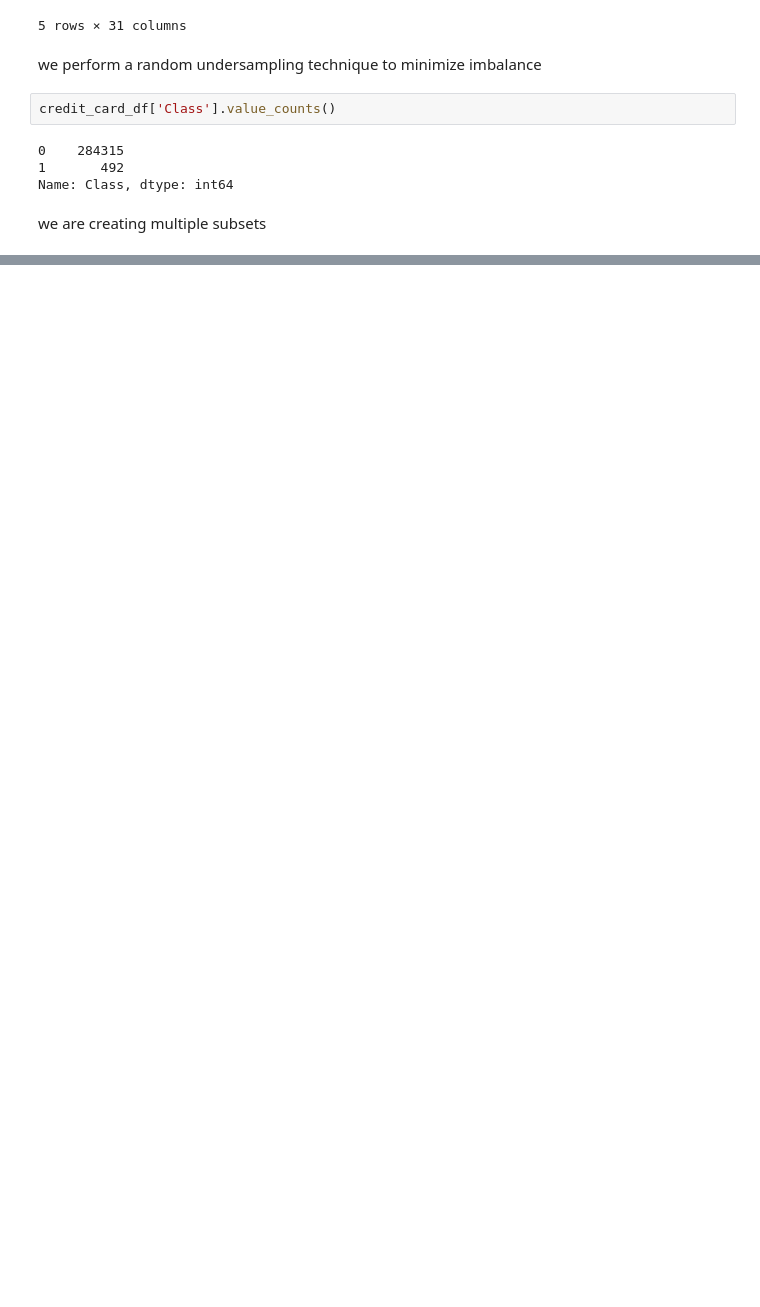
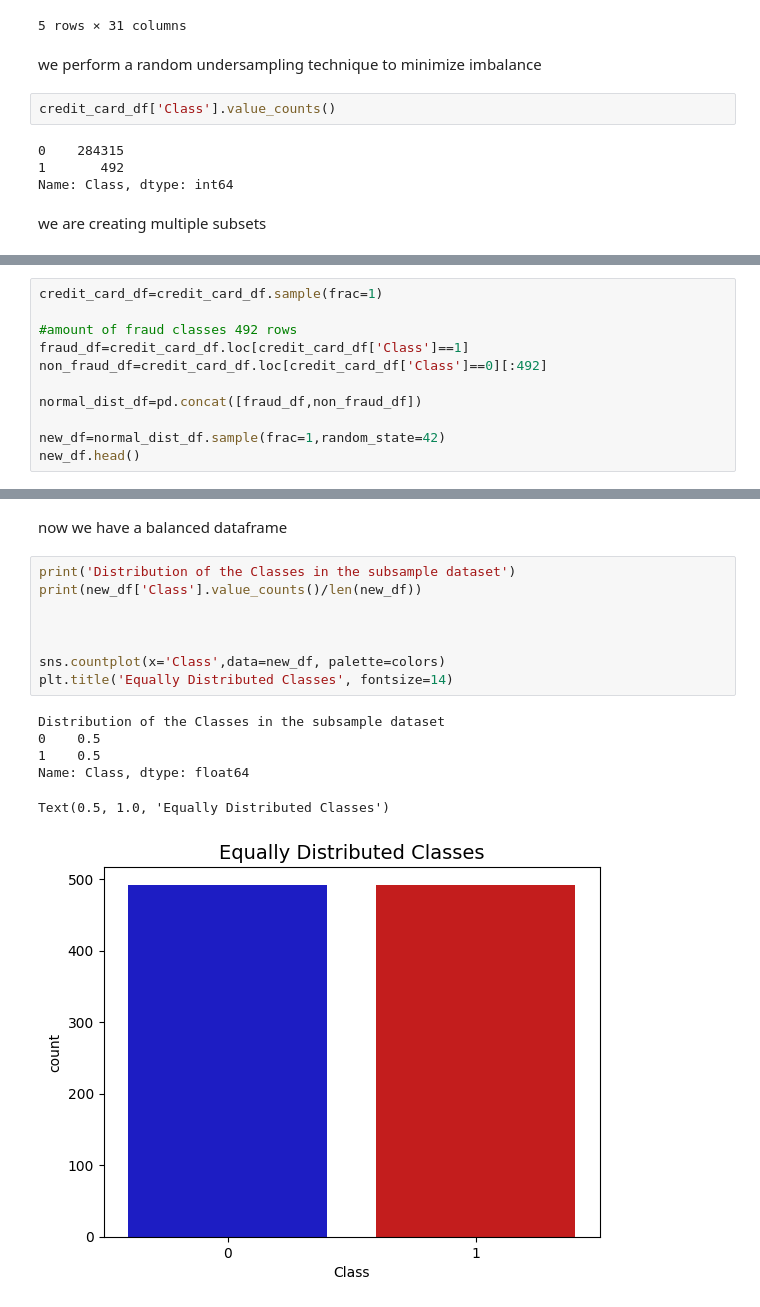
Before and after one commit to chima1968/unfinished, a Jupyter notebook: creditcard.ipynb, the cells around one changed output, grey strips where cells are left out. Saved outputs shown, nothing was run; the diff lists cells and outputs as text; blank space fills up the shorter version.

```diff
--- a/creditcard.ipynb
+++ b/creditcard.ipynb
@@ -196,0 +264,11 @@ sss=StratifiedShuffleSplit(n_splits=5,random_state=None,shuffle=False)
+# %%
+credit_card_df=credit_card_df.sample(frac=1)
+
+#amount of fraud classes 492 rows
+fraud_df=credit_card_df.loc[credit_card_df['Class']==1]
+non_fraud_df=credit_card_df.loc[credit_card_df['Class']==0][:492]
+
+normal_dist_df=pd.concat([fraud_df,non_fraud_df])
+
+new_df=normal_dist_df.sample(frac=1,random_state=42)
+new_df.head()
@@ -196,0 +283,17 @@ sss=StratifiedShuffleSplit(n_splits=5,random_state=None,shuffle=False)
+# %% [markdown]
+now we have a balanced dataframe
+# %%
+print('Distribution of the Classes in the subsample dataset')
+print(new_df['Class'].value_counts()/len(new_df))
+
+
+
+sns.countplot(x='Class',data=new_df, palette=colors)
+plt.title('Equally Distributed Classes', fontsize=14)
+# %% [output]
+Distribution of the Classes in the subsample dataset
+0    0.5
+1    0.5
+Name: Class, dtype: float64
+Text(0.5, 1.0, 'Equally Distributed Classes')
+[figure, added]
```
Also changed, not shown: parts of 13 cells of this notebook.
